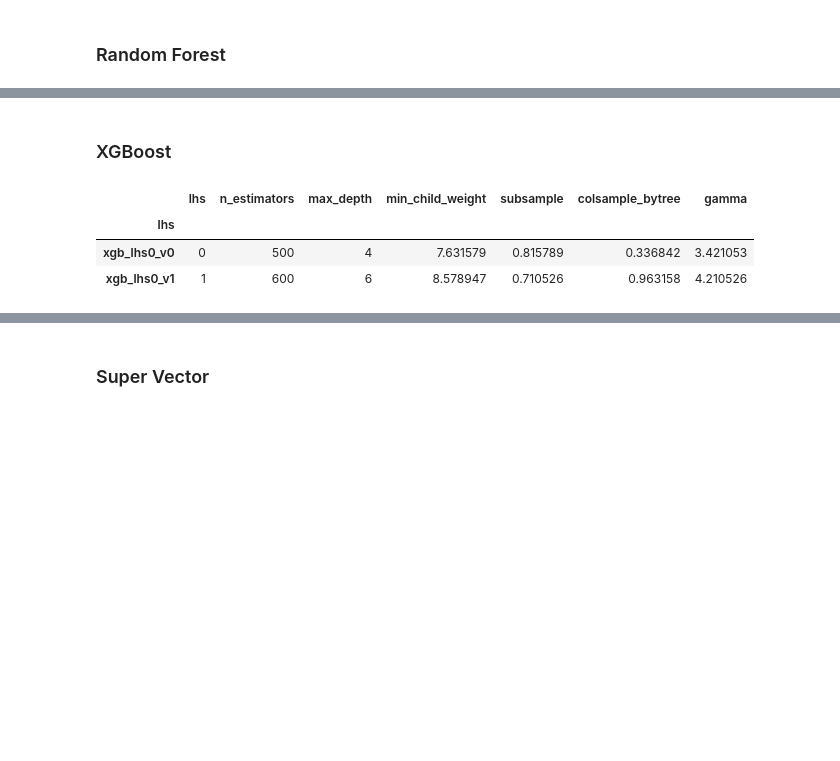
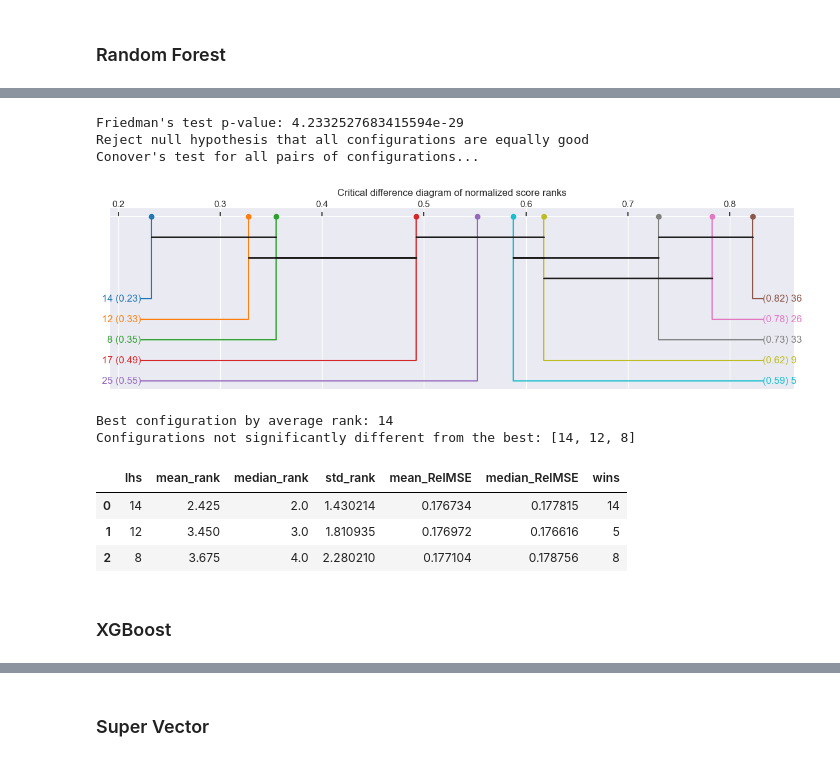
Before and after one commit to jismartin/GlassBoxEVM, a Jupyter notebook: model_selection.ipynb, the cells around one changed output, grey strips where cells are left out. Drawn from its saved outputs; the diff is of its cells as text; code cells hidden in the pictures; blank space fills up the shorter version.

```diff
--- a/model_selection.ipynb
+++ b/model_selection.ipynb
@@ -161,0 +222,33 @@ df_rf_param.loc[data.mean(axis=0).sort_values(ascending=True).head(5).index,:]
+# %%
+# Load the results for the specified model
+model='rf'
+results=load_results(model,Path(results_dir))
+
+# Order by their average rank across projects
+
+# Build a matrix with RelMSE values for the specified model
+data=(results.loc[results['model']==model,['lhs','project','RelMSE']].
+    pivot(index='project',columns='lhs',values='RelMSE')) # 40x50=2000 samples
+
+# Rank the hyperparameter configurations for each project (lower RelMSE gets better rank)
+ranks = data.rank(axis=1, ascending=True, method="average")
+
+# Summarize the performance of each hyperparameter configuration
+summary = pd.DataFrame({
+    "mean_rank": ranks.mean(),
+    "median_rank": ranks.median(),
+    "std_rank": ranks.std(),
+    "mean_RelMSE": data.mean(),
+    "median_RelMSE": data.median(),
+    "wins": data.idxmin(axis=1).value_counts(),
+})
+summary["wins"] = summary["wins"].fillna(0).astype(int)
+
+summary = (
+    summary
+    .sort_values(["mean_rank", "mean_RelMSE"])
+    .reset_index()
+    .rename(columns={"index": "lhs"})
+)
+
+summary.head(10)
@@ -161,0 +267,21 @@ df_rf_param.loc[data.mean(axis=0).sort_values(ascending=True).head(5).index,:]
+# %%
+# Statistical comparison of top 10 hyperparameter configurations
+topk=summary.head(10).lhs.tolist()
+data=(results.loc[(results['model']==model) & (results['lhs'].isin(topk)),['lhs','project','RelMSE']].
+    pivot(index='project',columns='lhs',values='RelMSE'))
+comparison = model_comparison(data)
+best_lhs = comparison["best_lhs"] # best configuration by average rank
+best_group = comparison["best_not_significantly_different"] # configurations not significantly different from the best one
+
+summary[summary['lhs'].isin(best_group)].sort_values('mean_rank')
+# %% [output]
+Friedman's test p-value: 4.2332527683415594e-29
+Reject null hypothesis that all configurations are equally good
+Conover's test for all pairs of configurations...
+[figure, added]
+Best configuration by average rank: 14
+Configurations not significantly different from the best: [14, 12, 8]
+|  | lhs | mean_rank | median_rank | std_rank | mean_RelMSE | median_RelMSE | wins |
+| 0 | 14 | 2.425 | 2.0 | 1.430214 | 0.176734 | 0.177815 | 14 |
+| 1 | 12 | 3.450 | 3.0 | 1.810935 | 0.176972 | 0.176616 | 5 |
+| 2 | 8 | 3.675 | 4.0 | 2.280210 | 0.177104 | 0.178756 | 8 |
@@ -162,13 +291,2 @@ df_rf_param.loc[data.mean(axis=0).sort_values(ascending=True).head(5).index,:]
 # %% [markdown]
 ### XGBoost
-# %%
-# Hyperparamters for XGBoost
-model='xgb'
-df_xgb_param=pd.read_csv(os.path.join("./model_selection/",f"lhs{n_trial}_{model}_parameters.csv"))
-df_xgb_param.index=f"{model}_lhs{n_trial}_v" + df_xgb_param['lhs'].astype(str)
-df_xgb_param.head(2)
-# %% [output]
-|  | lhs | n_estimators | max_depth | min_child_weight | subsample | colsample_bytree | gamma |
-| lhs |  |  |  |  |  |  |  |
-| xgb_lhs0_v0 | 0 | 500 | 4 | 7.631579 | 0.815789 | 0.336842 | 3.421053 |
-| xgb_lhs0_v1 | 1 | 600 | 6 | 8.578947 | 0.710526 | 0.963158 | 4.210526 |
```
Also changed, not shown: parts of 68 cells of this notebook, 53 other files.
